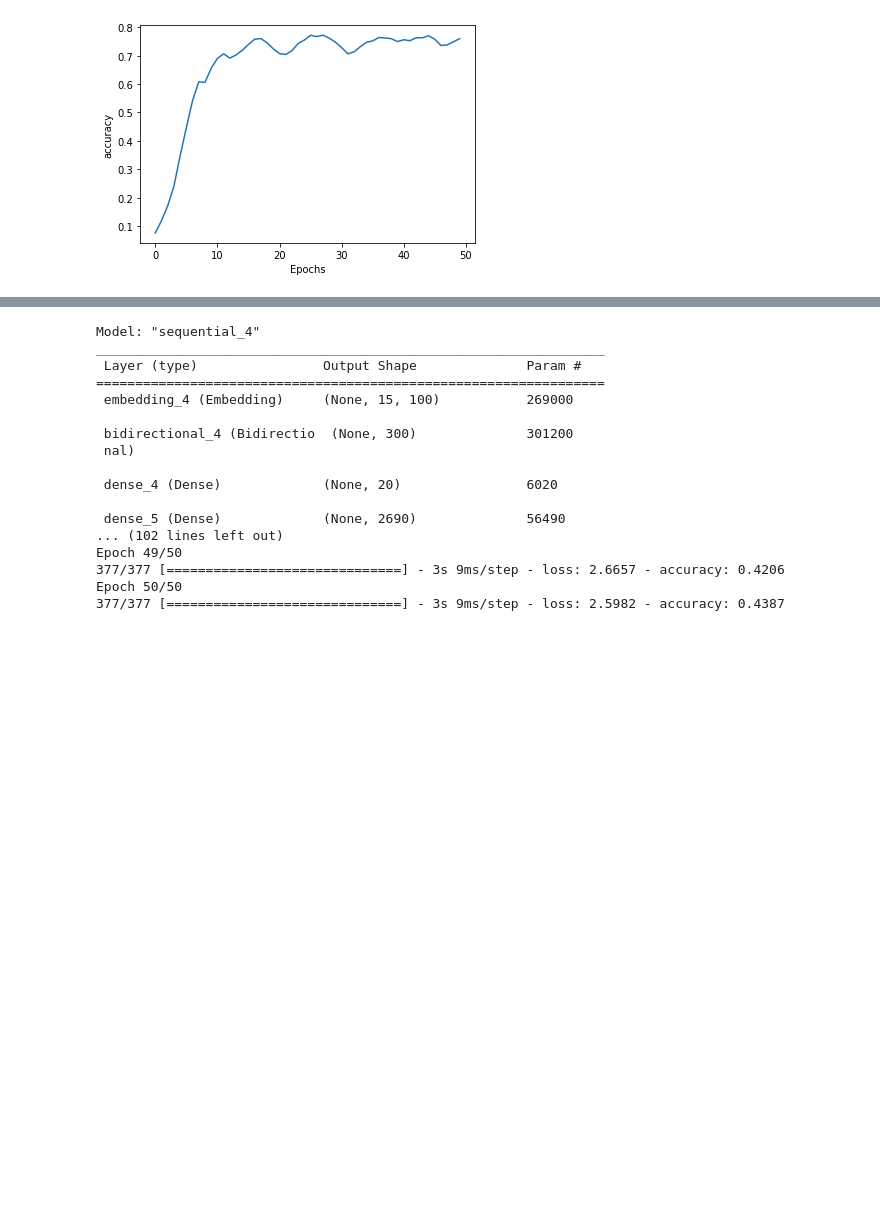
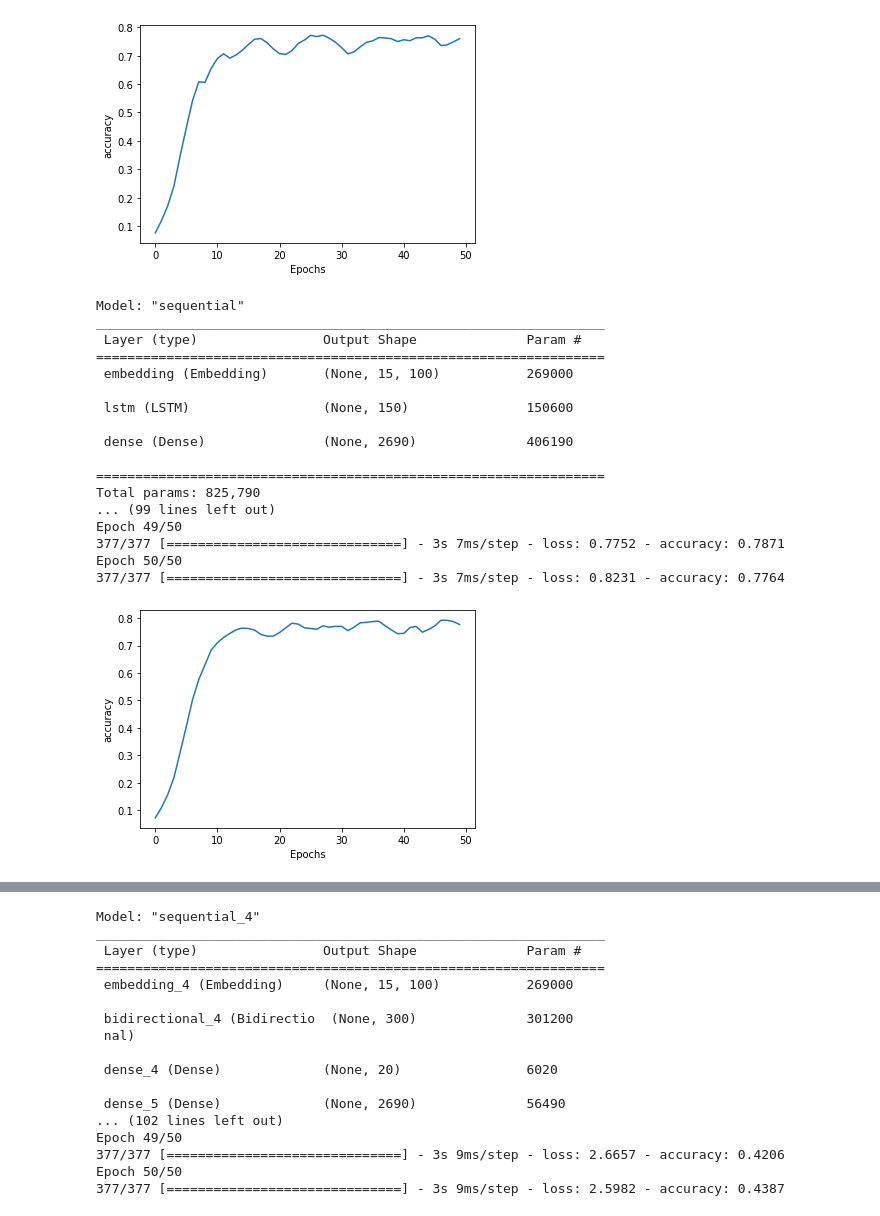
Before and after one commit to lashkoEv/deep-learning, a Jupyter notebook: RNN.ipynb, the cells around one changed output, grey strips where cells are left out. Cells and saved outputs as stored; diff of their text form; code cells hidden in the pictures; blank space fills up the shorter version.

```diff
--- a/RNN.ipynb
+++ b/RNN.ipynb
@@ -165,3 +181,44 @@ Epoch 49/50
 Epoch 50/50
 377/377 [==============================] - 3s 9ms/step - loss: 0.9289 - accuracy: 0.7597
 [figure]
+# %%
+embedding_dim = 100
+lstm_units = 150
+learning_rate = 0.01
+
+model = Sequential([
+          Embedding(total_words, embedding_dim, input_length=max_sequence_len-1),
+          LSTM(lstm_units),
+          Dense(total_words, activation='softmax')
+])
+
+model.compile(
+    loss='categorical_crossentropy',
+    optimizer=tf.keras.optimizers.Adam(learning_rate=learning_rate),
+    metrics=['accuracy']
+    )
+
+model.summary()
+
+history = model.fit(xs, ys, epochs=50)
+
+plot_graphs(history, 'accuracy')
+# %% [output]
+Model: "sequential"
+_________________________________________________________________
+ Layer (type)                Output Shape              Param #
+=================================================================
+ embedding (Embedding)       (None, 15, 100)           269000
+
+ lstm (LSTM)                 (None, 150)               150600
+
+ dense (Dense)               (None, 2690)              406190
+
+=================================================================
+Total params: 825,790
+... (99 lines left out)
+Epoch 49/50
+377/377 [==============================] - 3s 7ms/step - loss: 0.7752 - accuracy: 0.7871
+Epoch 50/50
+377/377 [==============================] - 3s 7ms/step - loss: 0.8231 - accuracy: 0.7764
+[figure, added]
```
Also changed, not shown: parts of 3 cells of this notebook.
